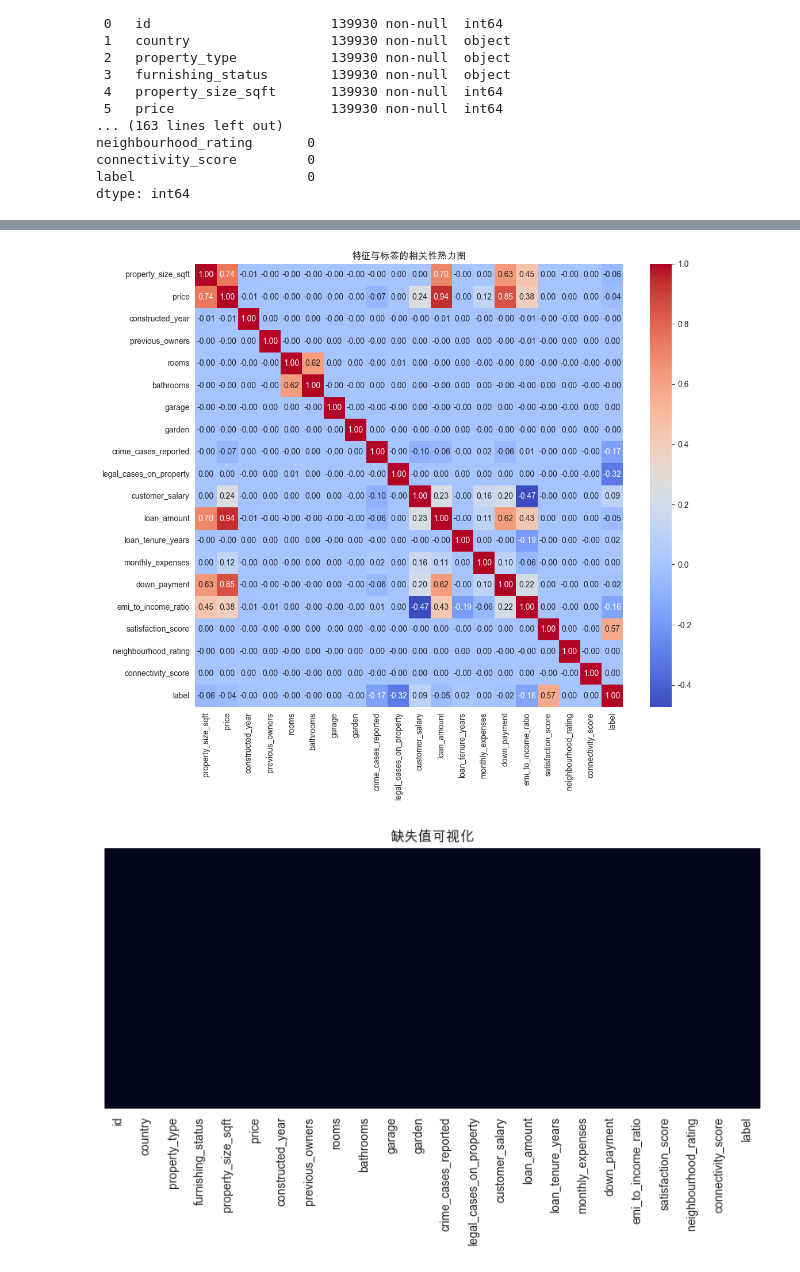
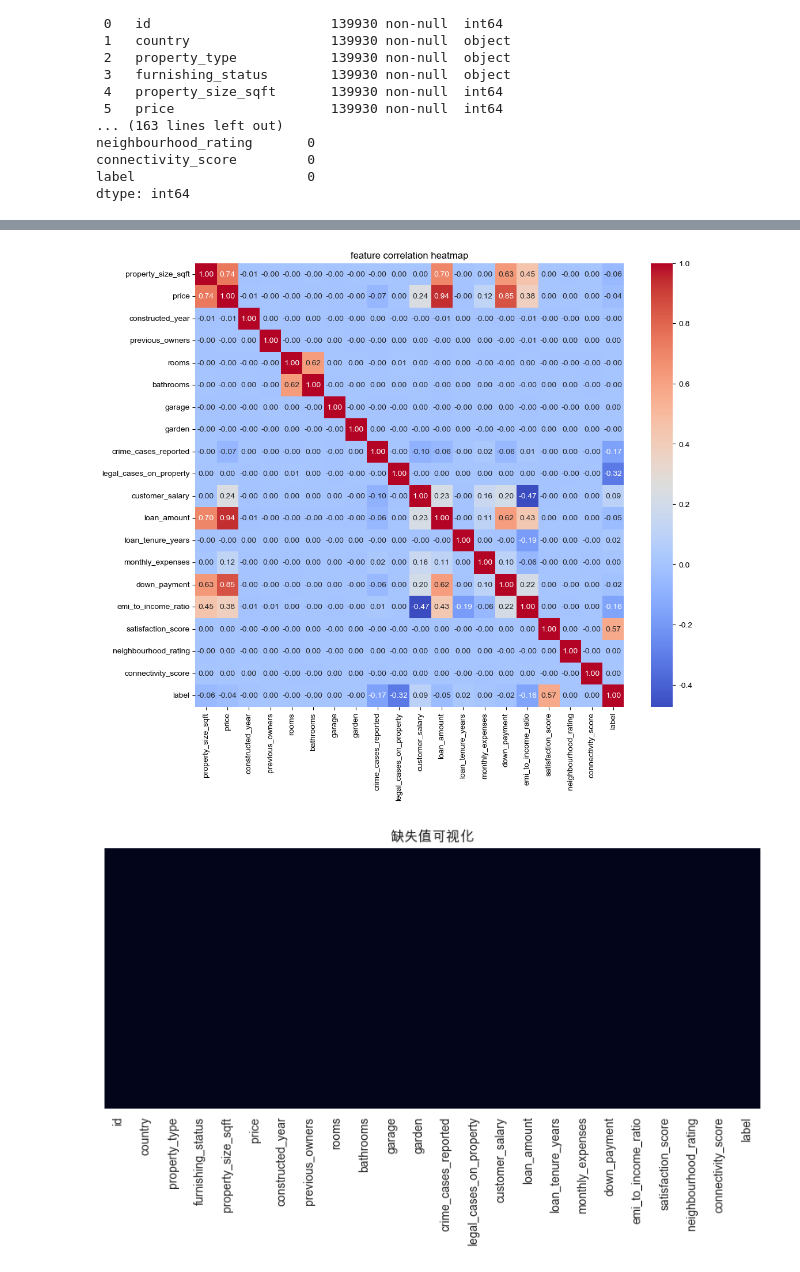
Before and after one commit to lxs1998418-spec/big-data-computing-final-project, a Jupyter notebook: sol_2/data_analysis.ipynb, the cells around one changed output, grey strips where cells are left out. Saved outputs shown, nothing was run; the diff lists cells and outputs as text; code cells hidden in the pictures.

```diff
--- a/sol_2/data_analysis.ipynb
+++ b/sol_2/data_analysis.ipynb
@@ -78,12 +78,12 @@ plt.show()
 # %%
 
 # 5. 相关性分析
 plt.figure(figsize=(12,10))
 sns.heatmap(df[num_cols + ['label']].corr(), annot=True, fmt='.2f', cmap='coolwarm')
-plt.title('特征与标签的相关性热力图')
+plt.title('feature correlation heatmap')
 plt.show()
 # %% [output]
-[figure, old version]
+[figure, new version]
 # %%
 # 6. 缺失值可视化
 plt.figure(figsize=(10,4))
```
Also changed, not shown: parts of 3 cells of this notebook, 6 other files.
